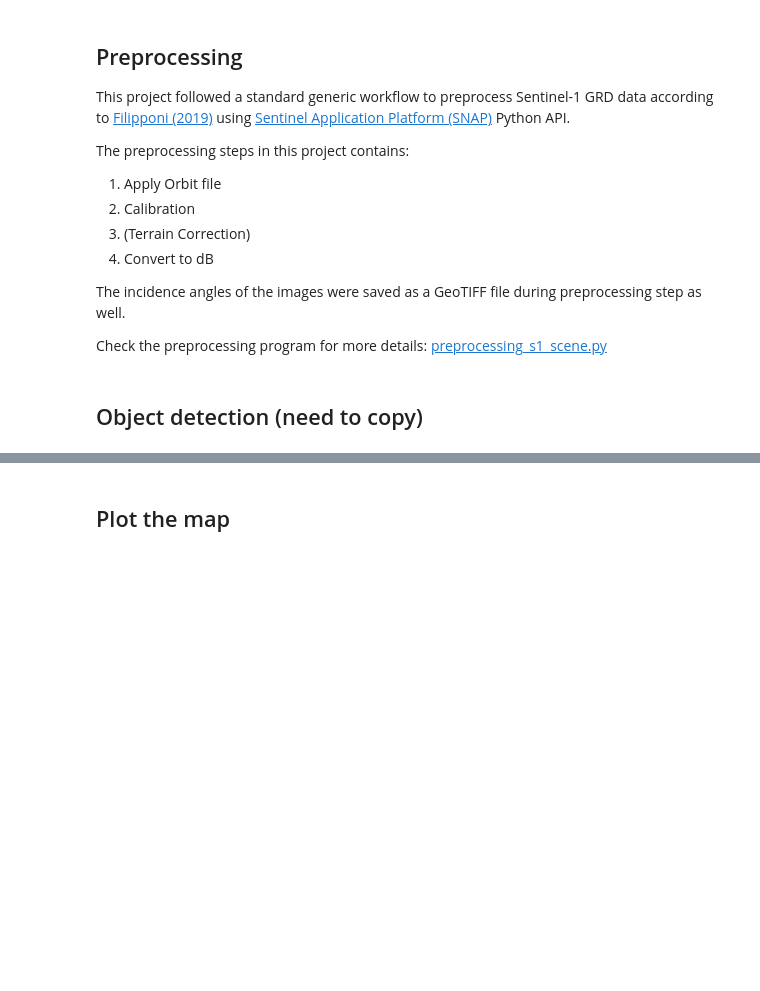
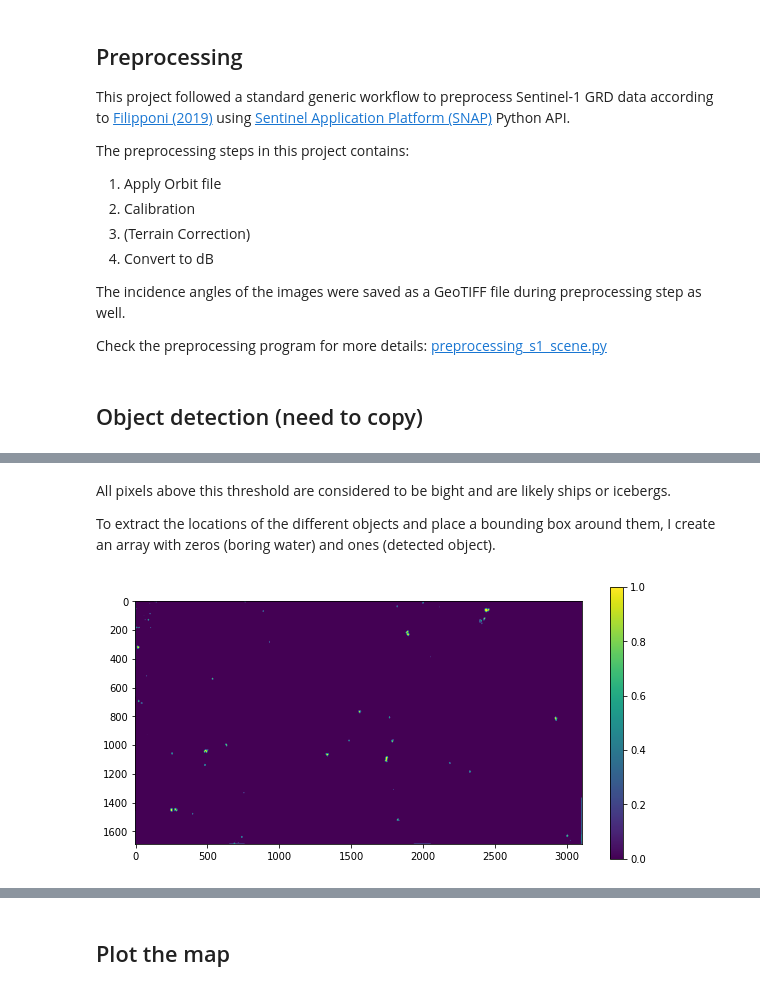
Before and after one commit to eikeschuett/IcebergShipDetection, a Jupyter notebook: Ship_Iceberg_Classification.ipynb, the cells around one changed output, grey strips where cells are left out. Drawn from its saved outputs; the diff is of its cells as text; code cells hidden in the pictures; blank space fills up the shorter version.

```diff
--- a/Ship_Iceberg_Classification.ipynb
+++ b/Ship_Iceberg_Classification.ipynb
@@ -622,0 +736,16 @@ Check the preprocessing program for more details: [preprocessing_s1_scene.py](ht
+# %% [markdown]
+All pixels above this threshold are considered to be bight and are likely ships or icebergs.
+
+To extract the locations of the different objects and place a bounding box around them, I create an array with zeros (boring water) and ones (detected object).
+# %%
+# Create array of zeros
+roi = np.zeros(np.shape(b3))
+# Mark all potential objects with ones
+roi[b3>thresh] = 1
+
+plt.figure(figsize=(10,5))
+plt.imshow(roi)
+plt.colorbar()
+plt.show()
+# %% [output]
+[figure, added]
```
Also changed, not shown: parts of 28 cells of this notebook.
